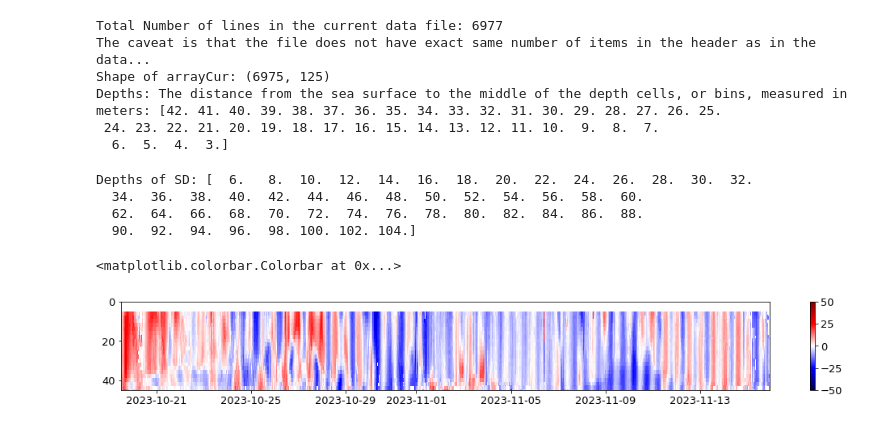
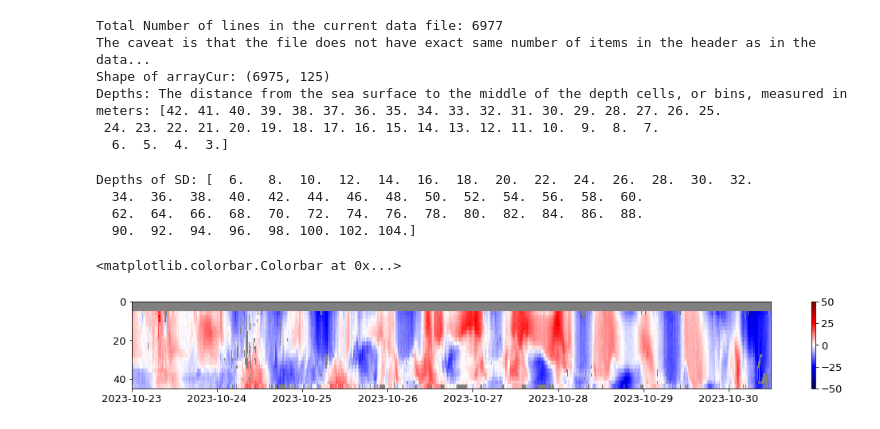
Before and after one commit to nanhsunchi/sd-ni-wp, a Jupyter notebook: test_method_buoy-SD/compute_wind_power_input_on-buoy-cur-grid.ipynb, the cells around one changed output. Drawn from its saved outputs; the diff is of its cells as text; code cells hidden in the pictures.

```diff
--- a/test_method_buoy-SD/compute_wind_power_input_on-buoy-cur-grid.ipynb
+++ b/test_method_buoy-SD/compute_wind_power_input_on-buoy-cur-grid.ipynb
@@ -37,8 +38,8 @@ platf_num = '1042'
 path_met_SD = '/Users/chi/Documents/projects/sd-ni-wp/data_manipulate/data_merge_airsea/'
 path_cur_SD = '/Users/chi/Documents/projects/sd-ni-wp/data_manipulate/data_merge_adcp/'
 ### SD-1042 merged nc file info
-tlim_plot = [datetime.datetime(int(year),10,19,12), datetime.datetime(int(year),11,15,23)] ### 2023 SD1042
-# tlim_plot = [datetime.datetime(int(year),10,23), datetime.datetime(int(year),10,31)] ### 2023 SD1042
+# tlim_plot = [datetime.datetime(int(year),10,19,12), datetime.datetime(int(year),11,15,23)] ### 2023 SD1042
+tlim_plot = [datetime.datetime(int(year),10,23), datetime.datetime(int(year),10,30,12)] ### 2023 SD1042
 nday_plot = (tlim_plot[1]-tlim_plot[0]).days
 tticks = [tlim_plot[0]+datetime.timedelta(days=i) for i in range(nday_plot)]
 tticks_label = [tticks[i].strftime('%m/%d') for i in range(len(tticks))]
@@ -149,34 +150,35 @@ Depths: The distance from the sea surface to the middle of the depth cells, or b
 # %%
 ### SD merged nc file info
 ### load adcp data
 ds_cur_SD = nc.Dataset(path_cur_SD+'adcp-raw-merge-'+year+'-SD'+platf_num+'.nc')
 time = ds_cur_SD.variables['time'][:]
 dtime_cur_SD = np.array([datetime.datetime(int(year),1,1)+datetime.timedelta(seconds=time[i]) for i in range(len(time))])
 uCur_SD = ds_cur_SD.variables['vel_east'][:]*100 # cm/s
 vCur_SD = ds_cur_SD.variables['vel_north'][:]*100
 depths_cur_SD = ds_cur_SD.variables['depth'][:] # the shallowest depth should be ~6m.
 depths_cur_SD = depths_cur_SD+1.8
 data_flag = ds_cur_SD.variables['data_flag'][:]
 print('Depths of SD:',depths_cur_SD)
 ### apply nan to flagged values
 uCur_SD[data_flag > 0] = np.nan
 vCur_SD[data_flag > 0] = np.nan
 ### plot
 plt.clf()
 plt.gcf().set_size_inches(18, 2)
 plt.rcParams.update({'font.size': 13})
 plt.pcolor(dtime_cur_SD, depths_cur_SD, uCur_SD.transpose(),cmap='seismic',vmin=-50,vmax=50)
 plt.ylim([0,45])
 plt.gca().invert_yaxis()
 plt.xlim(tlim_plot)
+plt.gca().set_facecolor('gray')
 plt.colorbar()
 # %% [output]
 Depths of SD: [  6.   8.  10.  12.  14.  16.  18.  20.  22.  24.  26.  28.  30.  32.
   34.  36.  38.  40.  42.  44.  46.  48.  50.  52.  54.  56.  58.  60.
   62.  64.  66.  68.  70.  72.  74.  76.  78.  80.  82.  84.  86.  88.
   90.  92.  94.  96.  98. 100. 102. 104.]
 <matplotlib.colorbar.Colorbar at 0x...>
-[figure, old version]
+[figure, new version]
 # %%
 ### put wind to buoy currents' temporal grid
 dsec_buoy = (dtime_cur_buoy[1]-dtime_cur_buoy[0]).total_seconds() # buoy current's time interval in seconds
```
Also changed, not shown: parts of 10 cells of this notebook, 17 other files.
